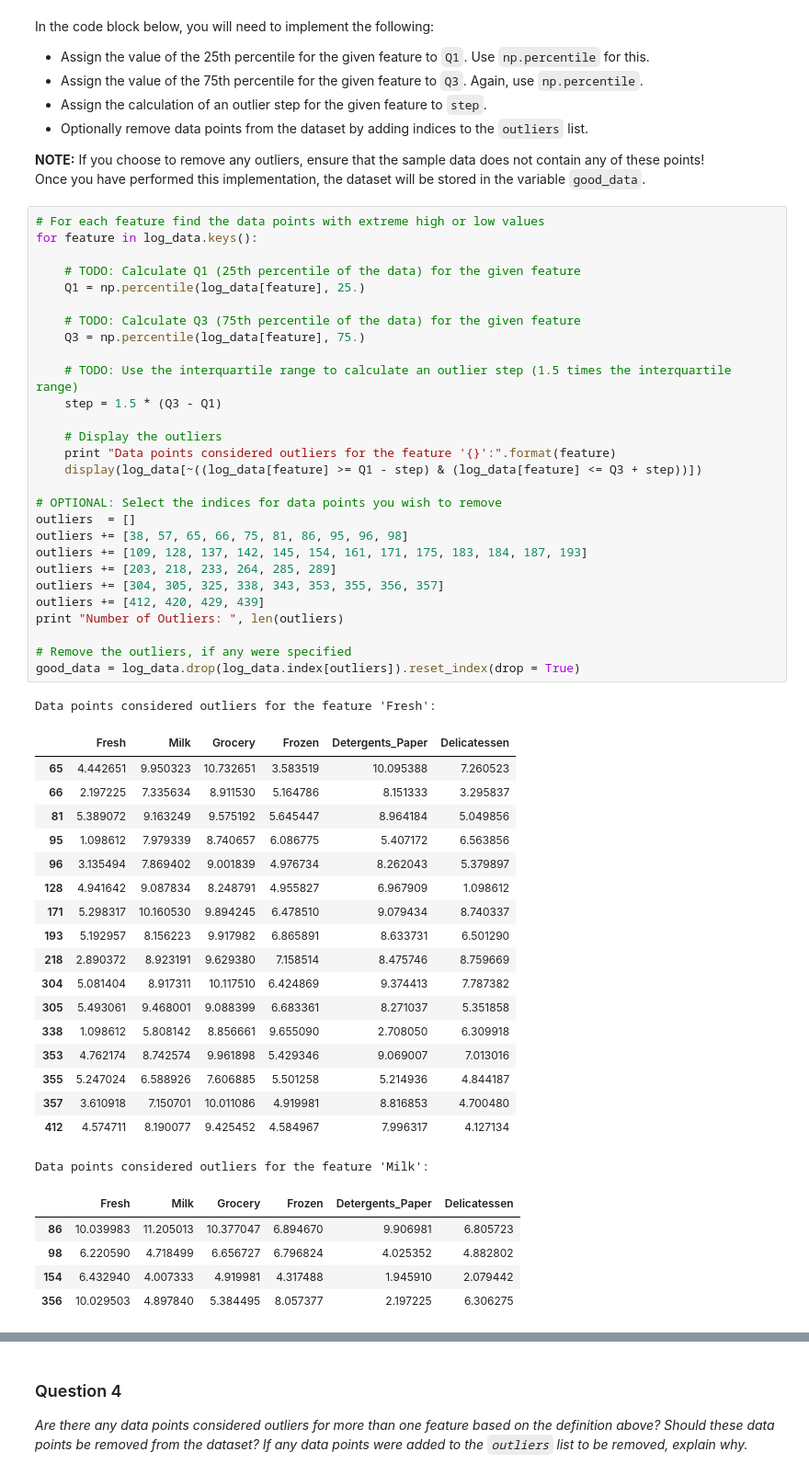
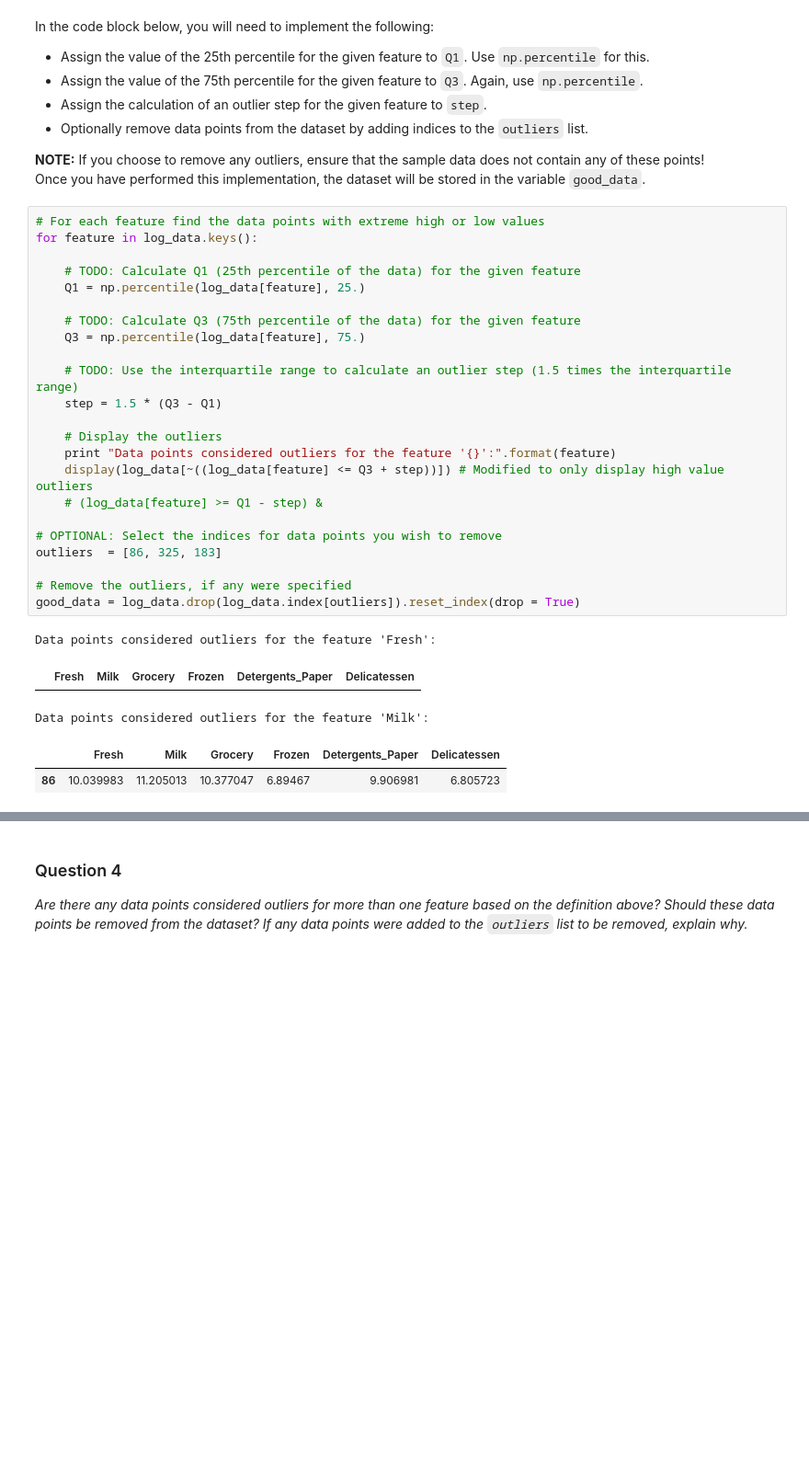
Before and after one commit to caasted/udacity-mlnd, a Jupyter notebook: customer_segments/customer_segments.ipynb, the cells around one changed output, grey strips where cells are left out. Shown at 92% size. Saved outputs shown, nothing was run; the diff lists cells and outputs as text; blank space fills up the shorter version.

```diff
--- a/customer_segments/customer_segments.ipynb
+++ b/customer_segments/customer_segments.ipynb
@@ -198,55 +198,31 @@ Once you have performed this implementation, the dataset will be stored in the v
 # %%
 # For each feature find the data points with extreme high or low values
 for feature in log_data.keys():
 
     # TODO: Calculate Q1 (25th percentile of the data) for the given feature
     Q1 = np.percentile(log_data[feature], 25.)
 
     # TODO: Calculate Q3 (75th percentile of the data) for the given feature
     Q3 = np.percentile(log_data[feature], 75.)
 
     # TODO: Use the interquartile range to calculate an outlier step (1.5 times the interquartile range)
     step = 1.5 * (Q3 - Q1)
 
     # Display the outliers
     print "Data points considered outliers for the feature '{}':".format(feature)
-    display(log_data[~((log_data[feature] >= Q1 - step) & (log_data[feature] <= Q3 + step))])
+    display(log_data[~((log_data[feature] <= Q3 + step))]) # Modified to only display high value outliers
+    # (log_data[feature] >= Q1 - step) &
 
 # OPTIONAL: Select the indices for data points you wish to remove
-outliers  = []
-outliers += [38, 57, 65, 66, 75, 81, 86, 95, 96, 98]
-outliers += [109, 128, 137, 142, 145, 154, 161, 171, 175, 183, 184, 187, 193]
-outliers += [203, 218, 233, 264, 285, 289]
-outliers += [304, 305, 325, 338, 343, 353, 355, 356, 357]
-outliers += [412, 420, 429, 439]
-print "Number of Outliers: ", len(outliers)
+outliers  = [86, 325, 183]
 
 # Remove the outliers, if any were specified
 good_data = log_data.drop(log_data.index[outliers]).reset_index(drop = True)
 # %% [output]
 Data points considered outliers for the feature 'Fresh':
 |  | Fresh | Milk | Grocery | Frozen | Detergents_Paper | Delicatessen |
-| 65 | 4.442651 | 9.950323 | 10.732651 | 3.583519 | 10.095388 | 7.260523 |
-| 66 | 2.197225 | 7.335634 | 8.911530 | 5.164786 | 8.151333 | 3.295837 |
-| 81 | 5.389072 | 9.163249 | 9.575192 | 5.645447 | 8.964184 | 5.049856 |
-| 95 | 1.098612 | 7.979339 | 8.740657 | 6.086775 | 5.407172 | 6.563856 |
-| 96 | 3.135494 | 7.869402 | 9.001839 | 4.976734 | 8.262043 | 5.379897 |
-| 128 | 4.941642 | 9.087834 | 8.248791 | 4.955827 | 6.967909 | 1.098612 |
-| 171 | 5.298317 | 10.160530 | 9.894245 | 6.478510 | 9.079434 | 8.740337 |
-| 193 | 5.192957 | 8.156223 | 9.917982 | 6.865891 | 8.633731 | 6.501290 |
-| 218 | 2.890372 | 8.923191 | 9.629380 | 7.158514 | 8.475746 | 8.759669 |
-| 304 | 5.081404 | 8.917311 | 10.117510 | 6.424869 | 9.374413 | 7.787382 |
-| 305 | 5.493061 | 9.468001 | 9.088399 | 6.683361 | 8.271037 | 5.351858 |
-| 338 | 1.098612 | 5.808142 | 8.856661 | 9.655090 | 2.708050 | 6.309918 |
-| 353 | 4.762174 | 8.742574 | 9.961898 | 5.429346 | 9.069007 | 7.013016 |
-| 355 | 5.247024 | 6.588926 | 7.606885 | 5.501258 | 5.214936 | 4.844187 |
-| 357 | 3.610918 | 7.150701 | 10.011086 | 4.919981 | 8.816853 | 4.700480 |
-| 412 | 4.574711 | 8.190077 | 9.425452 | 4.584967 | 7.996317 | 4.127134 |
 Data points considered outliers for the feature 'Milk':
 |  | Fresh | Milk | Grocery | Frozen | Detergents_Paper | Delicatessen |
-| 86 | 10.039983 | 11.205013 | 10.377047 | 6.894670 | 9.906981 | 6.805723 |
-| 98 | 6.220590 | 4.718499 | 6.656727 | 6.796824 | 4.025352 | 4.882802 |
-| 154 | 6.432940 | 4.007333 | 4.919981 | 4.317488 | 1.945910 | 2.079442 |
-| 356 | 10.029503 | 4.897840 | 5.384495 | 8.057377 | 2.197225 | 6.306275 |
+| 86 | 10.039983 | 11.205013 | 10.377047 | 6.89467 | 9.906981 | 6.805723 |
 Data points considered outliers for the feature 'Grocery':
 |  | Fresh | Milk | Grocery | Frozen | Detergents_Paper | Delicatessen |
```
Also changed, not shown: parts of 12 cells of this notebook.
